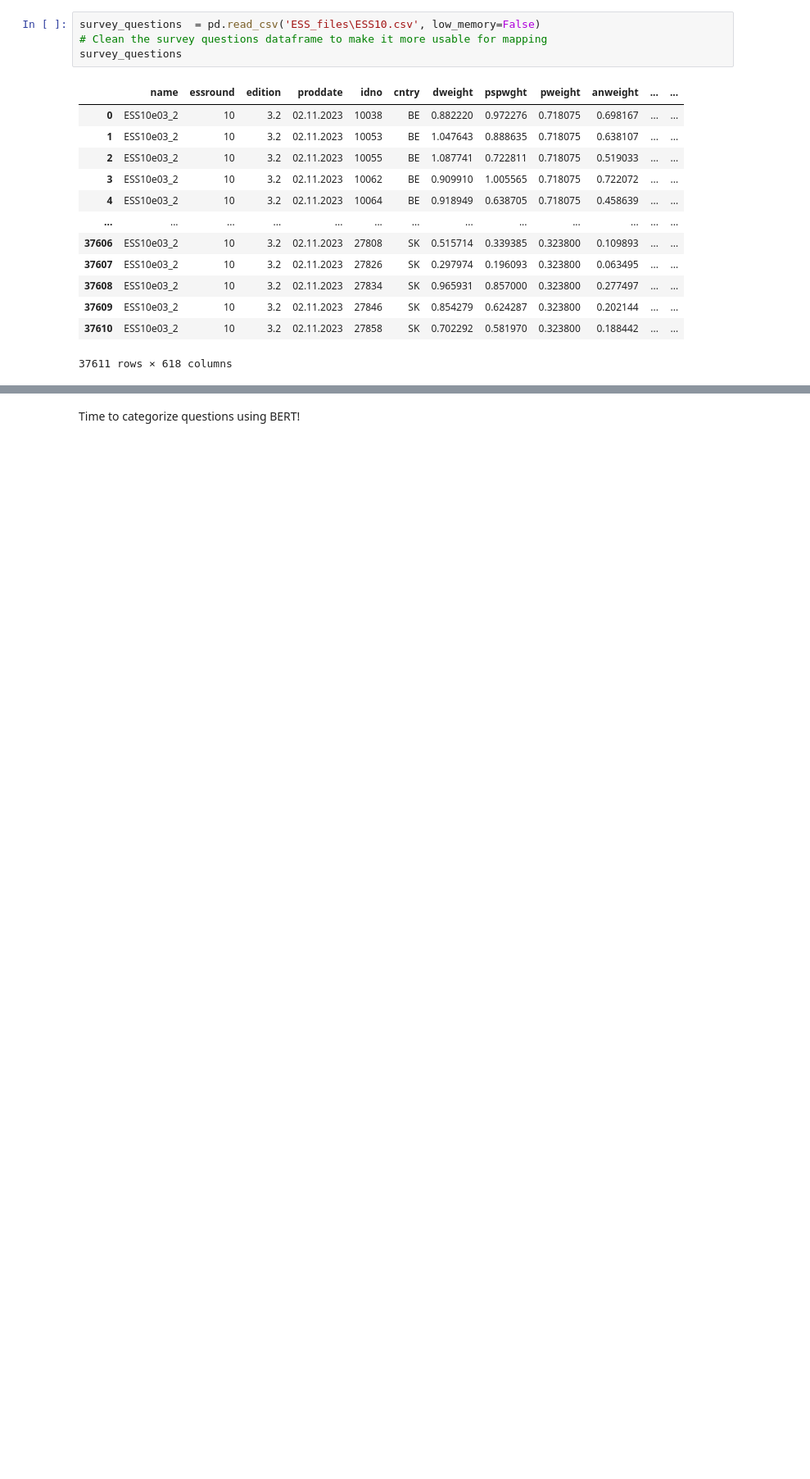
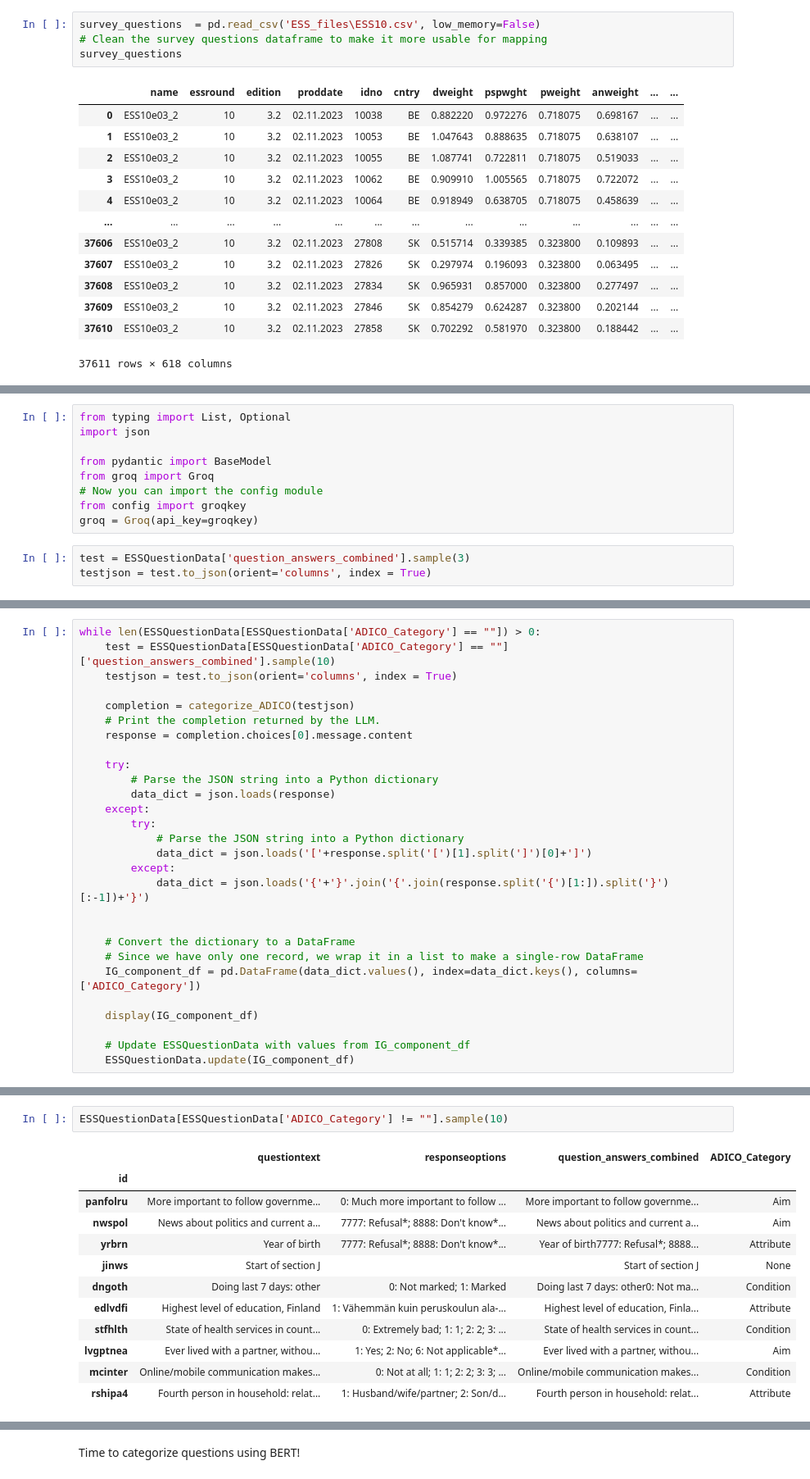
Before and after one commit to GeorgeGitHubbins/MScThesis-Extracting-InformalRules-from-Surveys, a Jupyter notebook: ReadESS.ipynb, the cells around one changed output, grey strips where cells are left out. Shown at 82% size. Saved outputs shown, nothing was run; the diff lists cells and outputs as text; blank space fills up the shorter version.

```diff
--- a/ReadESS.ipynb
+++ b/ReadESS.ipynb
@@ -148,0 +97,12 @@ ESSQuestionData['ADICO_Category'] = ""
+# %%
+from typing import List, Optional
+import json
+
+from pydantic import BaseModel
+from groq import Groq
+# Now you can import the config module
+from config import groqkey
+groq = Groq(api_key=groqkey)
+# %%
+test = ESSQuestionData['question_answers_combined'].sample(3)
+testjson = test.to_json(orient='columns', index = True)
@@ -148,0 +172,28 @@ ESSQuestionData['ADICO_Category'] = ""
+# %%
+while len(ESSQuestionData[ESSQuestionData['ADICO_Category'] == ""]) > 0:
+    test = ESSQuestionData[ESSQuestionData['ADICO_Category'] == ""]['question_answers_combined'].sample(10)
+    testjson = test.to_json(orient='columns', index = True)
+
+    completion = categorize_ADICO(testjson)
+    # Print the completion returned by the LLM.
+    response = completion.choices[0].message.content
+
+    try:
+        # Parse the JSON string into a Python dictionary
+        data_dict = json.loads(response)
+    except:
+        try:
+            # Parse the JSON string into a Python dictionary
+            data_dict = json.loads('['+response.split('[')[1].split(']')[0]+']')
+        except:
+            data_dict = json.loads('{'+'}'.join('{'.join(response.split('{')[1:]).split('}')[:-1])+'}')
+
+
+    # Convert the dictionary to a DataFrame
+    # Since we have only one record, we wrap it in a list to make a single-row DataFrame
+    IG_component_df = pd.DataFrame(data_dict.values(), index=data_dict.keys(), columns=['ADICO_Category'])
+
+    display(IG_component_df)
+
+    # Update ESSQuestionData with values from IG_component_df
+    ESSQuestionData.update(IG_component_df)
@@ -148,0 +213,15 @@ ESSQuestionData['ADICO_Category'] = ""
+# %%
+ESSQuestionData[ESSQuestionData['ADICO_Category'] != ""].sample(10)
+# %% [output]
+|  | questiontext | responseoptions | question_answers_combined | ADICO_Category |
+| id |  |  |  |  |
+| panfolru | More important to follow governme... | 0: Much more important to follow ... | More important to follow governme... | Aim |
+| nwspol | News about politics and current a... | 7777: Refusal*; 8888: Don't know*... | News about politics and current a... | Aim |
+| yrbrn | Year of birth | 7777: Refusal*; 8888: Don't know*... | Year of birth7777: Refusal*; 8888... | Attribute |
+| jinws | Start of section J |  | Start of section J | None |
+| dngoth | Doing last 7 days: other | 0: Not marked; 1: Marked | Doing last 7 days: other0: Not ma... | Condition |
+| edlvdfi | Highest level of education, Finland | 1: Vähemmän kuin peruskoulun ala-... | Highest level of education, Finla... | Attribute |
+| stfhlth | State of health services in count... | 0: Extremely bad; 1: 1; 2: 2; 3: ... | State of health services in count... | Condition |
+| lvgptnea | Ever lived with a partner, withou... | 1: Yes; 2: No; 6: Not applicable*... | Ever lived with a partner, withou... | Aim |
+| mcinter | Online/mobile communication makes... | 0: Not at all; 1: 1; 2: 2; 3: 3; ... | Online/mobile communication makes... | Condition |
+| rshipa4 | Fourth person in household: relat... | 1: Husband/wife/partner; 2: Son/d... | Fourth person in household: relat... | Attribute |
```
Also changed, not shown: parts of 15 cells of this notebook, 4 other files.
